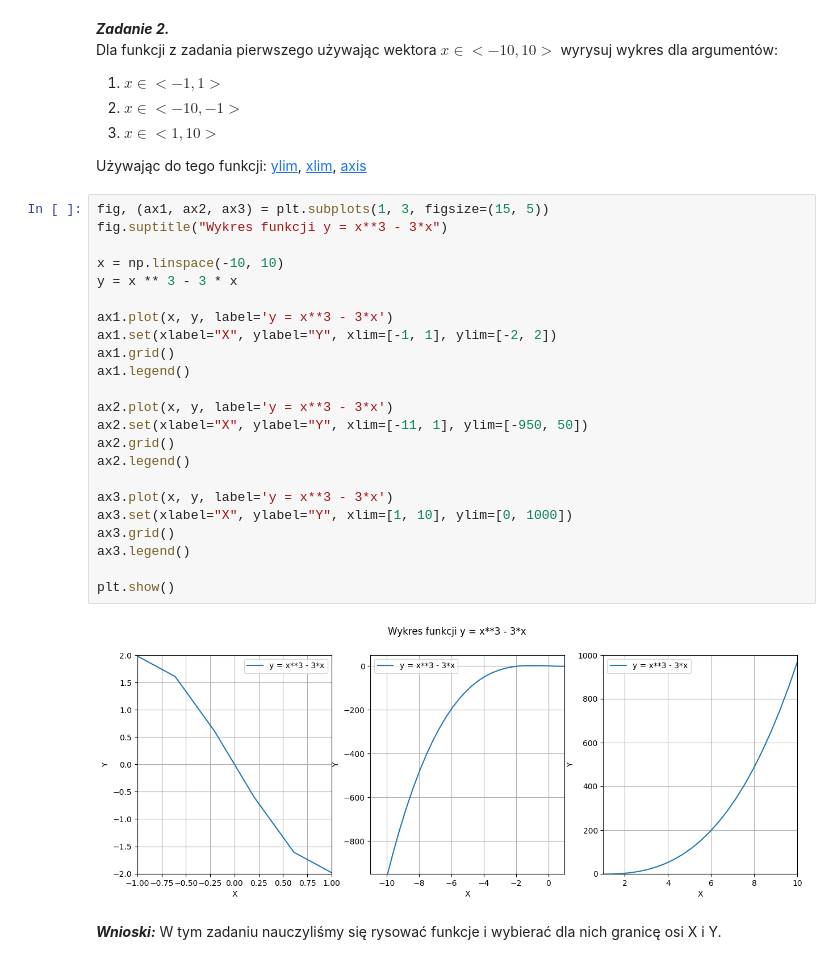
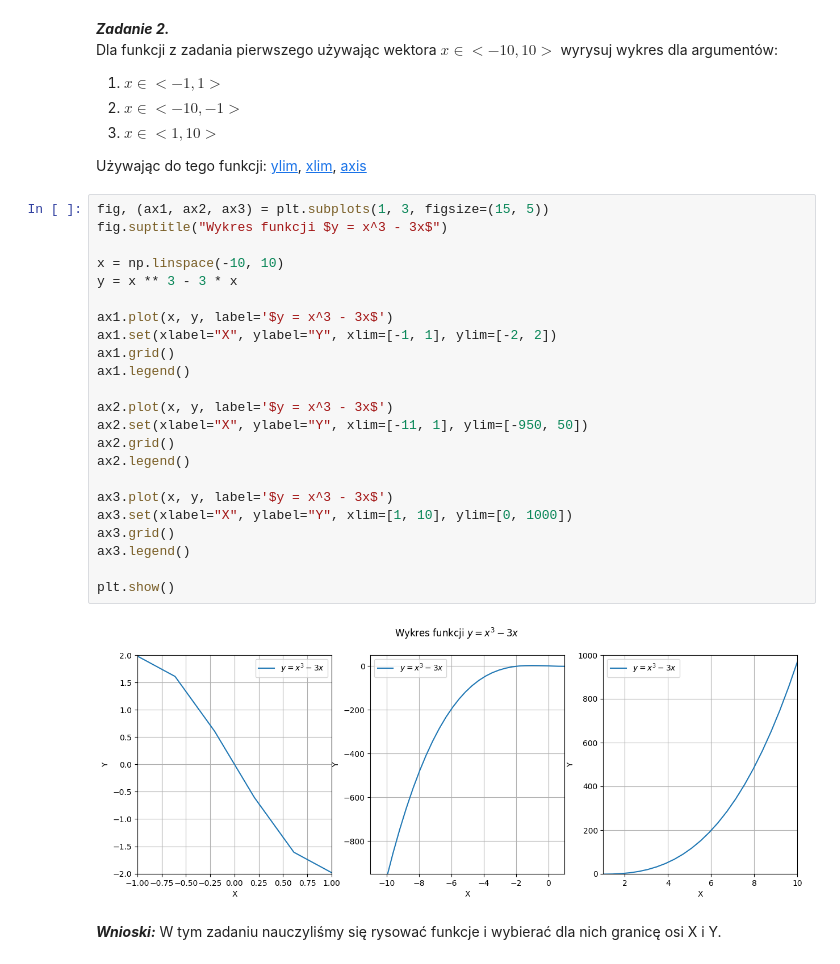
Before and after one commit to lukaszfilo-agh/Numerical-methods, a Jupyter notebook: LAB02/sprawozdanie.ipynb, the cells around one changed output. Saved outputs shown, nothing was run; the diff lists cells and outputs as text.

```diff
--- a/LAB02/sprawozdanie.ipynb
+++ b/LAB02/sprawozdanie.ipynb
@@ -78,29 +78,29 @@ Dla funkcji z zadania pierwszego używając wektora $x \in <-10,10>$ wyrysuj wyk
 Używając do tego funkcji: [ylim](https://matplotlib.org/3.3.1/api/_as_gen/matplotlib.pyplot.ylim.html), [xlim](https://matplotlib.org/3.3.2/api/_as_gen/matplotlib.pyplot.xlim.html), [axis](https://matplotlib.org/3.3.2/api/_as_gen/matplotlib.pyplot.axis.html)
 # %%
 fig, (ax1, ax2, ax3) = plt.subplots(1, 3, figsize=(15, 5))
-fig.suptitle("Wykres funkcji y = x**3 - 3*x")
+fig.suptitle("Wykres funkcji $y = x^3 - 3x$")
 
 x = np.linspace(-10, 10)
 y = x ** 3 - 3 * x
 
-ax1.plot(x, y, label='y = x**3 - 3*x')
+ax1.plot(x, y, label='$y = x^3 - 3x$')
 ax1.set(xlabel="X", ylabel="Y", xlim=[-1, 1], ylim=[-2, 2])
 ax1.grid()
 ax1.legend()
 
-ax2.plot(x, y, label='y = x**3 - 3*x')
+ax2.plot(x, y, label='$y = x^3 - 3x$')
 ax2.set(xlabel="X", ylabel="Y", xlim=[-11, 1], ylim=[-950, 50])
 ax2.grid()
 ax2.legend()
 
-ax3.plot(x, y, label='y = x**3 - 3*x')
+ax3.plot(x, y, label='$y = x^3 - 3x$')
 ax3.set(xlabel="X", ylabel="Y", xlim=[1, 10], ylim=[0, 1000])
 ax3.grid()
 ax3.legend()
 
 plt.show()
 # %% [output]
-[figure, old version]
+[figure, new version]
 # %% [markdown]
 ***Wnioski:***
 W tym zadaniu nauczyliśmy się rysować funkcje i wybierać dla nich granicę osi X i Y.
```
Also changed, not shown: parts of 2 cells of this notebook, 7 other files.
